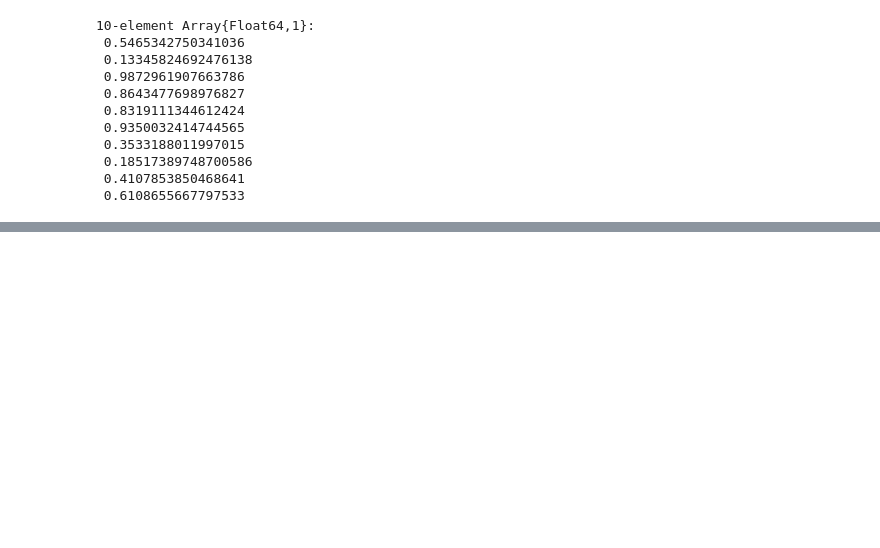
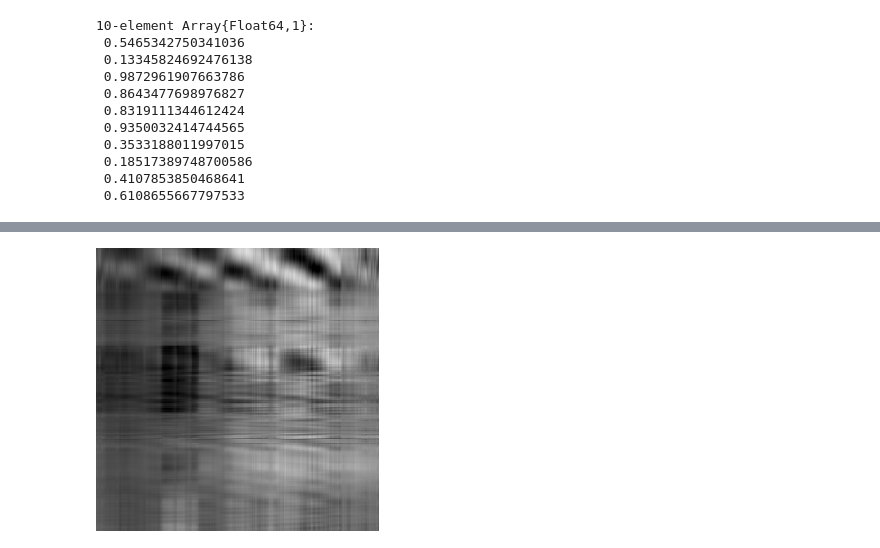
Before and after one commit to sfacca/stage-Machine-learning, a Jupyter notebook: julia/julia for data science/appunti julia for data science linear algebra.ipynb, the cells around one changed output, grey strips where cells are left out. Saved outputs shown, nothing was run; the diff lists cells and outputs as text; code cells hidden in the pictures; blank space fills up the shorter version.

```diff
--- a/julia/julia for data science/appunti julia for data science linear algebra.ipynb
+++ b/julia/julia for data science/appunti julia for data science linear algebra.ipynb
@@ -254,0 +379,3 @@ S.nzval
+# %%
+# possiamo ottenere valori di grigio
+Xgrayvalues = Float64.(Xgray)
@@ -254,0 +400,12 @@ S.nzval
+# %%
+#per fare dowensample (abbassare colordepth etc) dell immagine tramite decomposizione svd
+SVD_V = svd(Xgrayvalues)
+# use the top 4 singular vectors/values to form a new image
+
+i = 1:4
+u1 = SVD_V.U[:,i]
+v1 = SVD_V.V[:,i]
+img1 = u1*spdiagm(0=>SVD_V.S[i])*v1'
+Gray.(img1)
+# %% [output]
+[figure, added]
```
Also changed, not shown: parts of 36 cells of this notebook, 2 other files.
